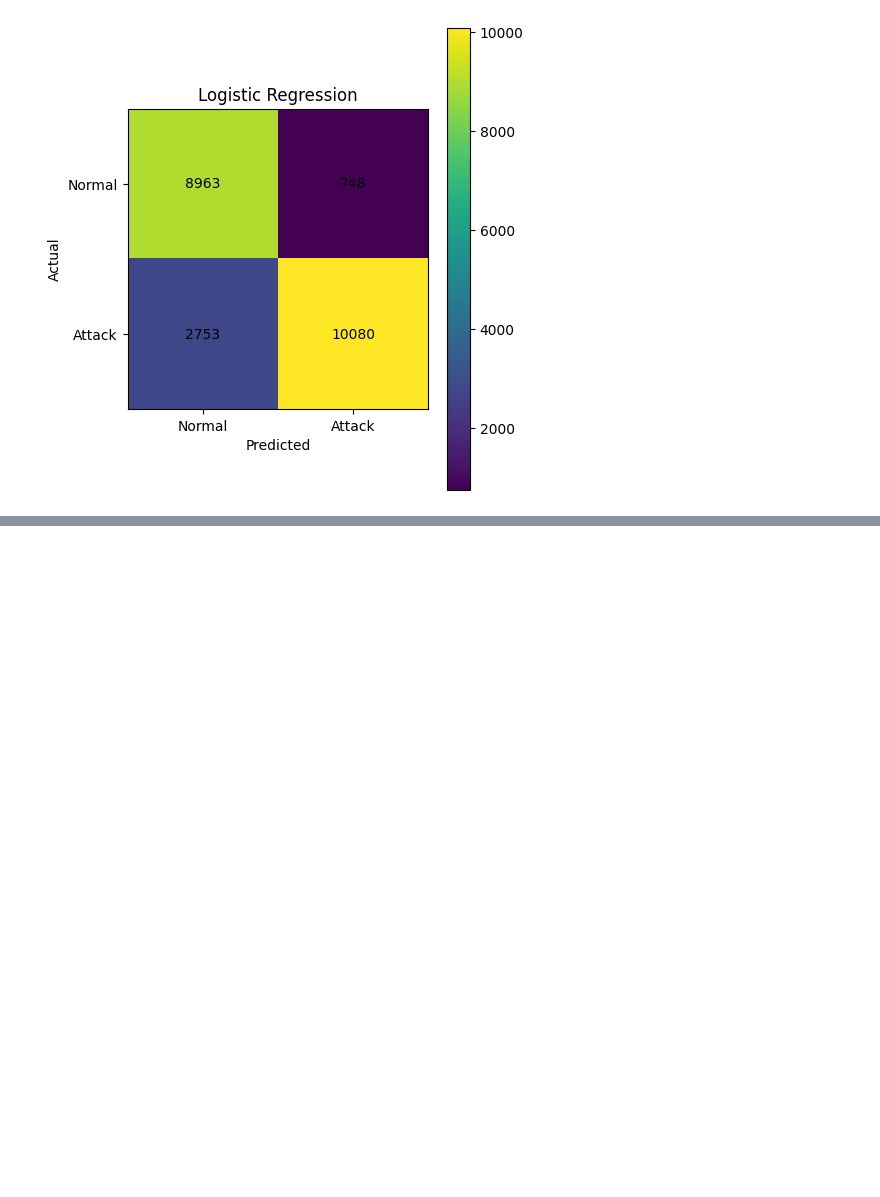
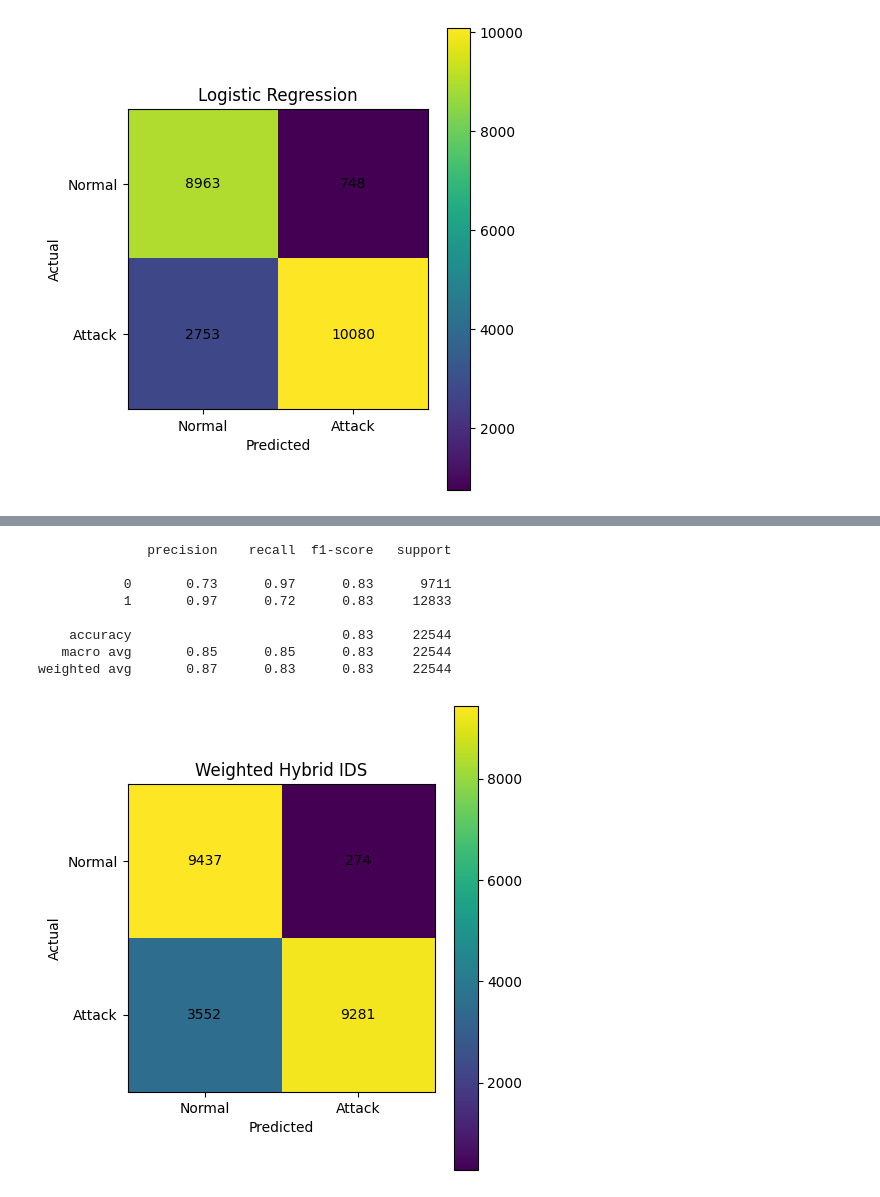
Before and after one commit to tamaghnakundu/network-intrusion-detection, a Jupyter notebook: ids.ipynb, the cells around one changed output, grey strips where cells are left out. Saved outputs shown, nothing was run; the diff lists cells and outputs as text; code cells hidden in the pictures; blank space fills up the shorter version.

Commit message:
Implemented weighted hybrid IDS with adaptive rule engine and confidence scoring

```diff
--- a/ids.ipynb
+++ b/ids.ipynb
@@ -230,0 +270,13 @@ plot_confusion_matrix(cm_lr,
+# %%
+rule_predictions = []
+
+for _, row in X_test.iterrows():
+
+    pred = rule_based_detector(row)
+
+    rule_predictions.append(pred)
+
+print(classification_report(
+    y_test,
+    rule_predictions
+))
@@ -230,0 +292,39 @@ plot_confusion_matrix(cm_lr,
+# %%
+rf_prob = model_rf.predict_proba(X_test)[:,1]
+lr_prob = model_lr.predict_proba(X_test_scaled)[:,1]
+rule_prob = np.array(rule_predictions)
+
+hybrid_score = (
+      0.6*rf_prob
+    + 0.3*lr_prob
+    + 0.1*rule_prob
+)
+
+hybrid_predictions = (
+    hybrid_score > 0.5
+).astype(int)
+# %%
+print(classification_report(
+    y_test,
+    hybrid_predictions
+))
+
+cm_hybrid = confusion_matrix(
+    y_test,
+    hybrid_predictions
+)
+
+plot_confusion_matrix(
+    cm_hybrid,
+    "Weighted Hybrid IDS"
+)
+# %% [output]
+              precision    recall  f1-score   support
+
+           0       0.73      0.97      0.83      9711
+           1       0.97      0.72      0.83     12833
+
+    accuracy                           0.83     22544
+   macro avg       0.85      0.85      0.83     22544
+weighted avg       0.87      0.83      0.83     22544
+[figure, added]
```
Also changed, not shown: parts of 5 cells of this notebook, 3 other files.
